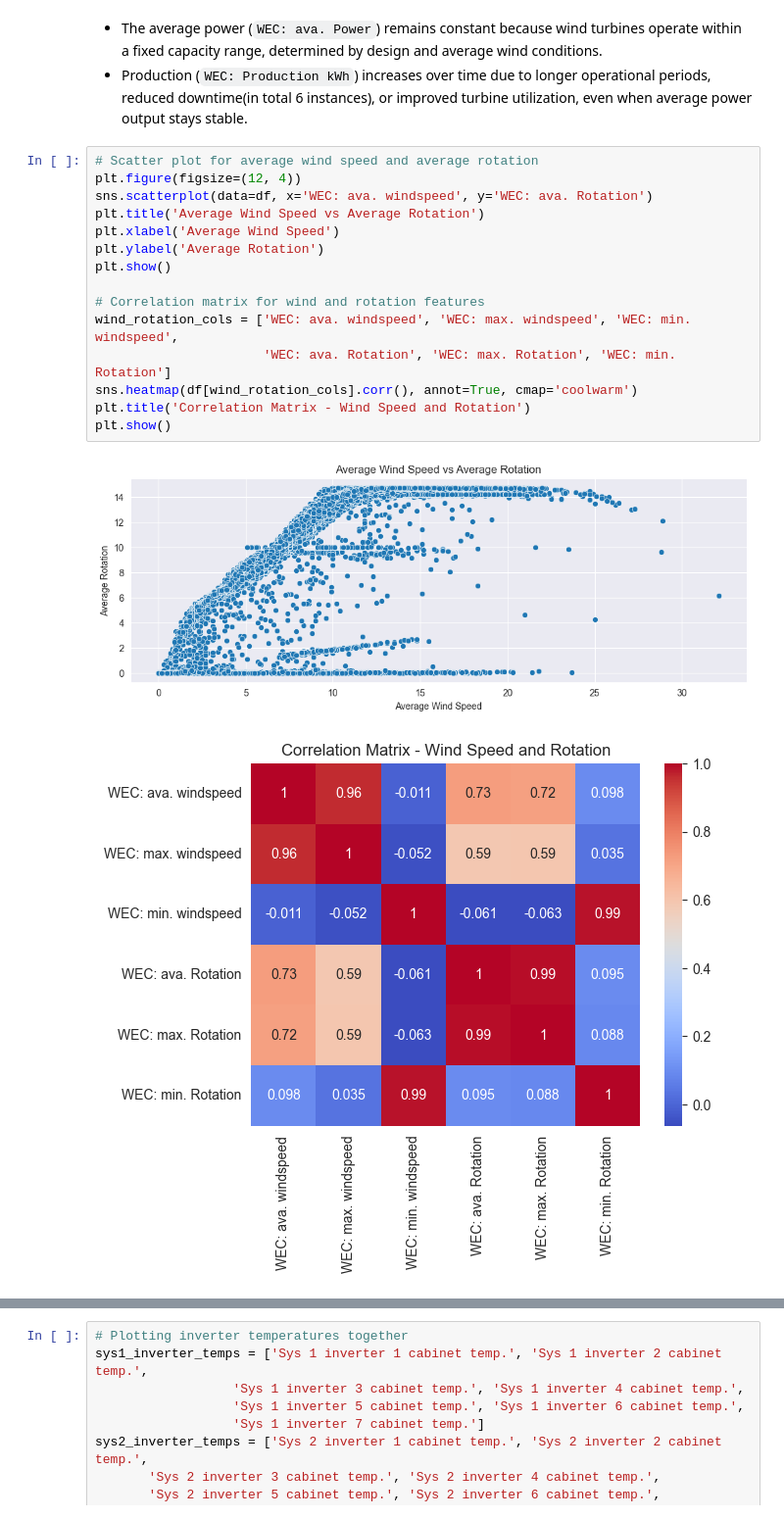
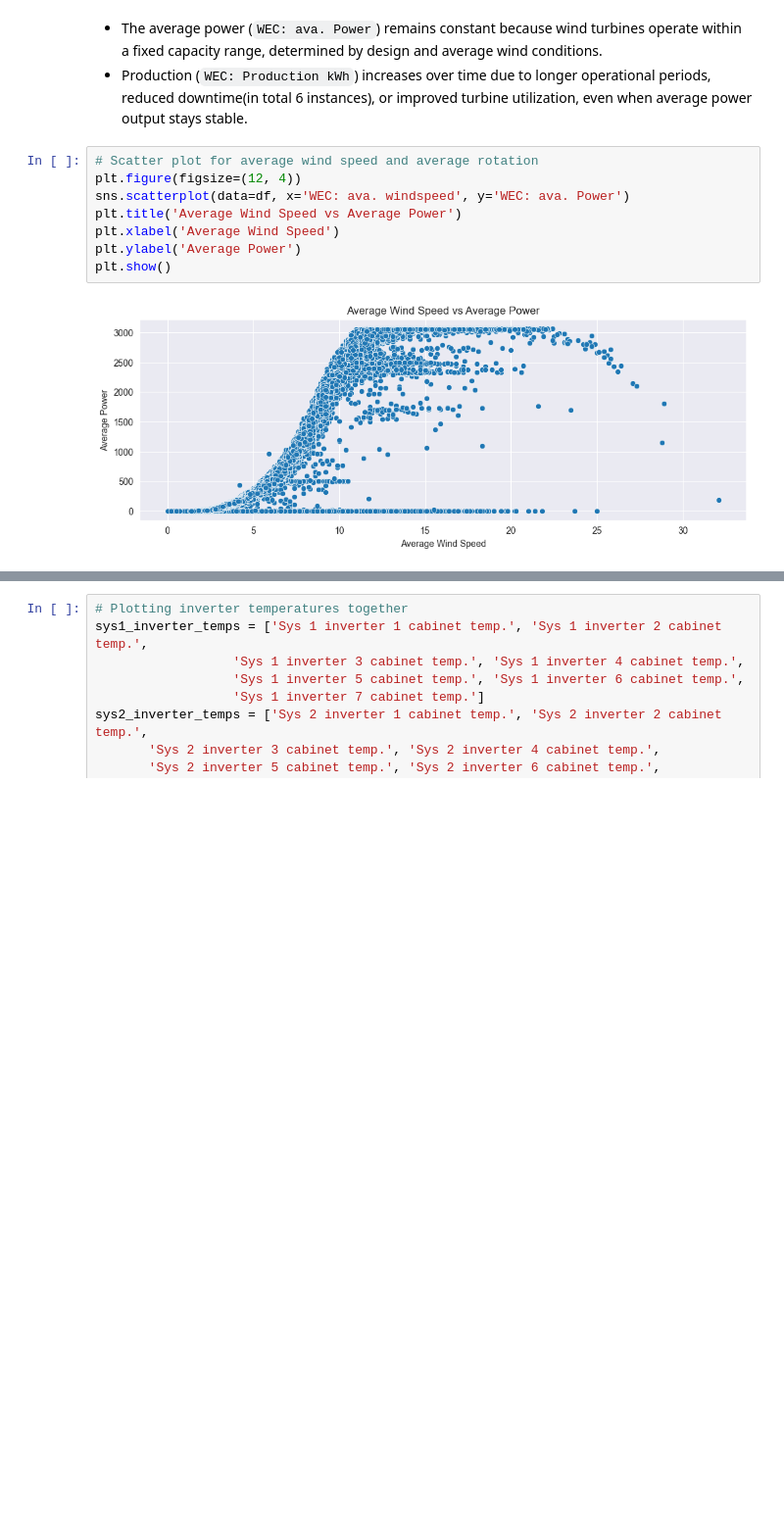
Before and after one commit to rhkraptor/AML, a Jupyter notebook: AML_Projekt.ipynb, the cells around one changed output, grey strips where cells are left out. Shown at 98% size. Drawn from its saved outputs; the diff is of its cells as text; blank space fills up the shorter version.

```diff
--- a/AML_Projekt.ipynb
+++ b/AML_Projekt.ipynb
@@ -202,21 +172,13 @@ plt.show()
 # %%
 # Scatter plot for average wind speed and average rotation
 plt.figure(figsize=(12, 4))
-sns.scatterplot(data=df, x='WEC: ava. windspeed', y='WEC: ava. Rotation')
-plt.title('Average Wind Speed vs Average Rotation')
+sns.scatterplot(data=df, x='WEC: ava. windspeed', y='WEC: ava. Power')
+plt.title('Average Wind Speed vs Average Power')
 plt.xlabel('Average Wind Speed')
-plt.ylabel('Average Rotation')
+plt.ylabel('Average Power')
 plt.show()
-
-# Correlation matrix for wind and rotation features
-wind_rotation_cols = ['WEC: ava. windspeed', 'WEC: max. windspeed', 'WEC: min. windspeed',
-                      'WEC: ava. Rotation', 'WEC: max. Rotation', 'WEC: min. Rotation']
-sns.heatmap(df[wind_rotation_cols].corr(), annot=True, cmap='coolwarm')
-plt.title('Correlation Matrix - Wind Speed and Rotation')
-plt.show()
 # %% [output]
-[figure, old version]
+[figure, new version]
-[figure, removed]
 # %% [markdown]
 - The turbine's rotation reaches its maximum at approximately **14.7**, likely due to design constraints and safety measures.
 - Wind speed above **8.9** contributes less to rotation increases, with speeds beyond **8.9** having no further impact. In some cases, with wind speed over **23**, it leads to a decrease in rotations.
```
Also changed, not shown: parts of 20 cells of this notebook.
